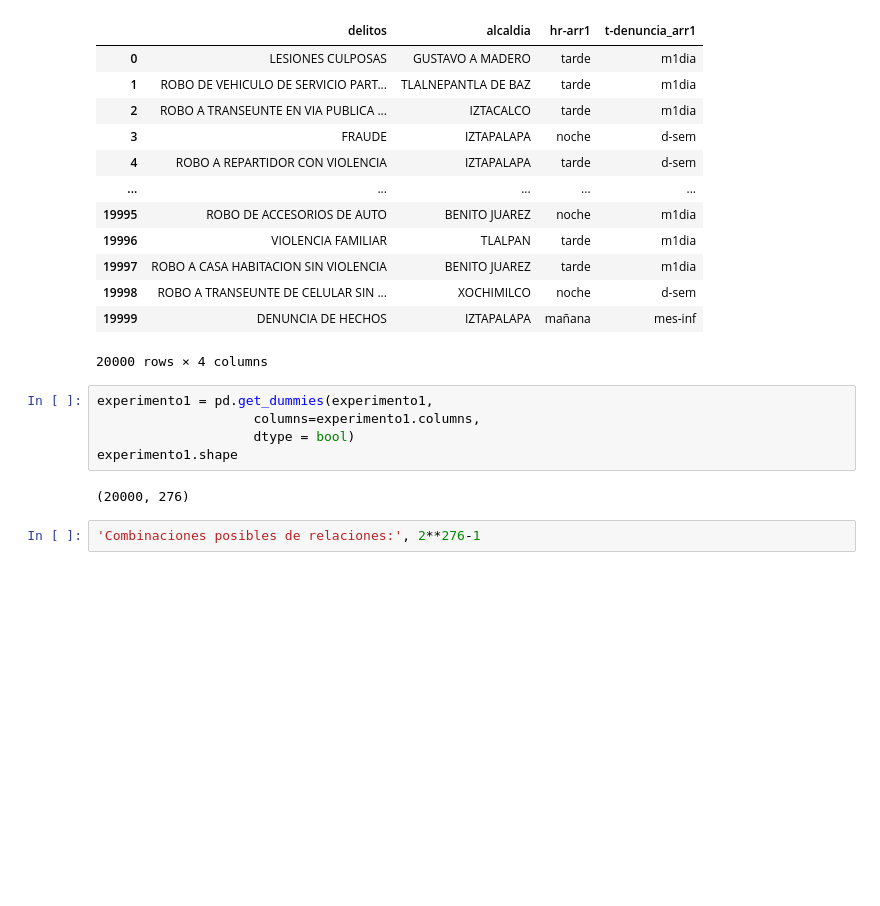
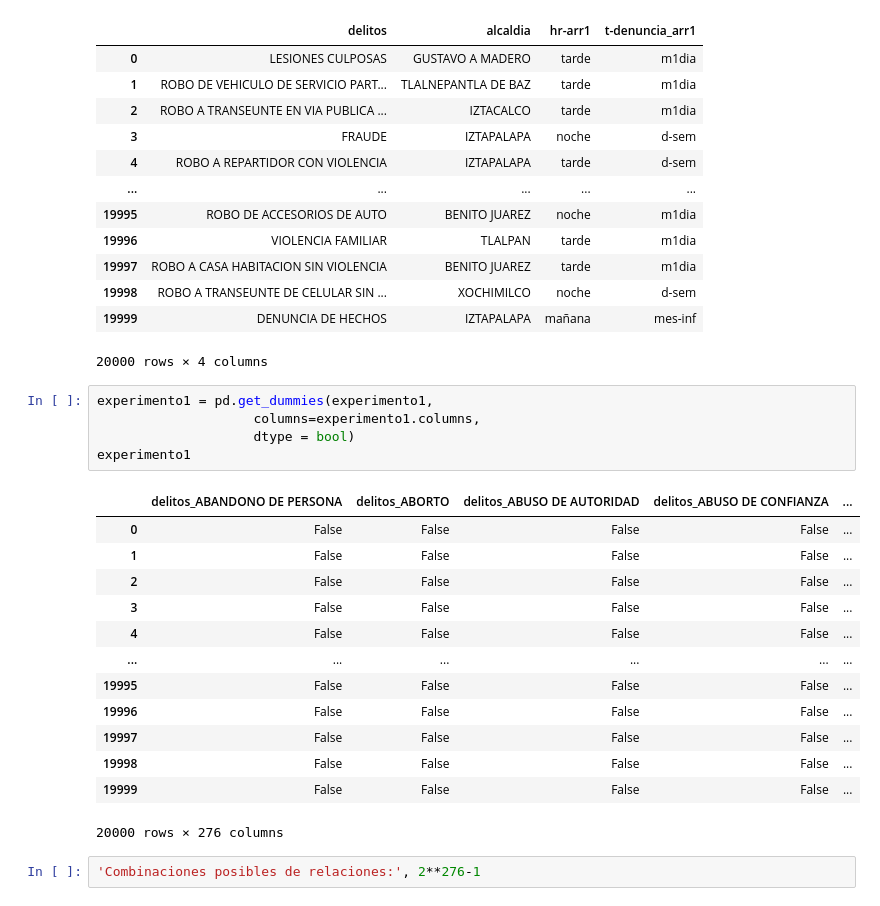
Before and after one commit to JavoJavo/Freq-Patt-Mexico-Crime, a Jupyter notebook: frecc-patt.ipynb, the cells around one changed output. Cells and saved outputs as stored; diff of their text form; blank space fills up the shorter version.

```diff
--- a/frecc-patt.ipynb
+++ b/frecc-patt.ipynb
@@ -361,10 +389,22 @@ experimento1
 # %%
 experimento1 = pd.get_dummies(experimento1,
                     columns=experimento1.columns,
                     dtype = bool)
-experimento1.shape
+experimento1
 # %% [output]
+|  | delitos_ABANDONO DE PERSONA | delitos_ABORTO | delitos_ABUSO DE AUTORIDAD | delitos_ABUSO DE CONFIANZA | ... |
+| 0 | False | False | False | False | ... |
+| 1 | False | False | False | False | ... |
+| 2 | False | False | False | False | ... |
+| 3 | False | False | False | False | ... |
+| 4 | False | False | False | False | ... |
+| ... | ... | ... | ... | ... | ... |
+| 19995 | False | False | False | False | ... |
+| 19996 | False | False | False | False | ... |
+| 19997 | False | False | False | False | ... |
+| 19998 | False | False | False | False | ... |
+| 19999 | False | False | False | False | ... |
-(20000, 276)
+20000 rows × 276 columns
 # %%
 'Combinaciones posibles de relaciones:', 2**276-1
 # %% [output]
```
Also changed, not shown: parts of 5 cells of this notebook.
